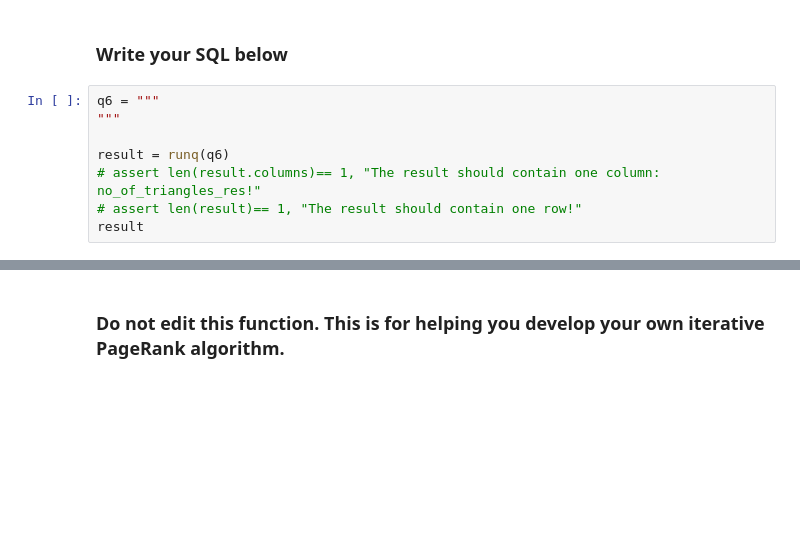
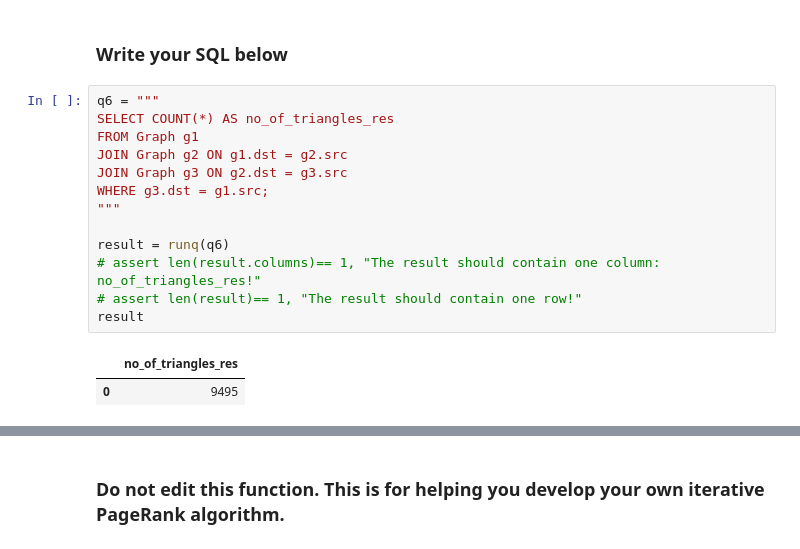
Before and after one commit to nairaaltunkeser/project2, a Jupyter notebook: project2.ipynb, the cells around one changed output, grey strips where cells are left out. Cells and saved outputs as stored; diff of their text form; blank space fills up the shorter version.

```diff
--- a/project2.ipynb
+++ b/project2.ipynb
@@ -403,12 +393,20 @@ Your anwser should be a single query. You need to run it and get the output cont
 ### Write your SQL below
 # %%
 q6 = """
+SELECT COUNT(*) AS no_of_triangles_res
+FROM Graph g1
+JOIN Graph g2 ON g1.dst = g2.src
+JOIN Graph g3 ON g2.dst = g3.src
+WHERE g3.dst = g1.src;
 """
 
 result = runq(q6)
 # assert len(result.columns)== 1, "The result should contain one column: no_of_triangles_res!"
 # assert len(result)== 1, "The result should contain one row!"
 result
+# %% [output]
+|  | no_of_triangles_res |
+| 0 | 9495 |
 # %% [markdown]
 ## Question 7
 
```
Also changed, not shown: parts of 1 cell of this notebook.
